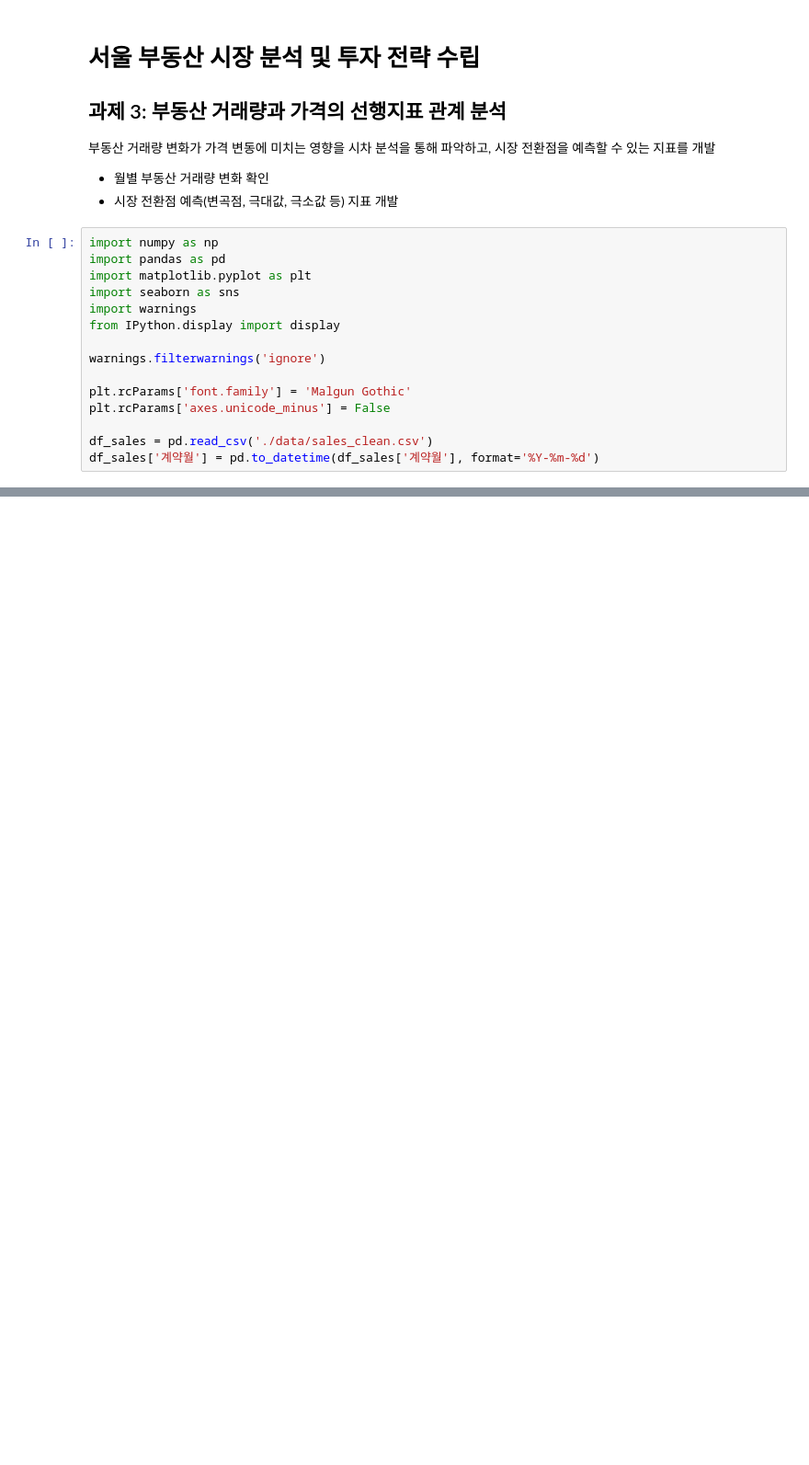
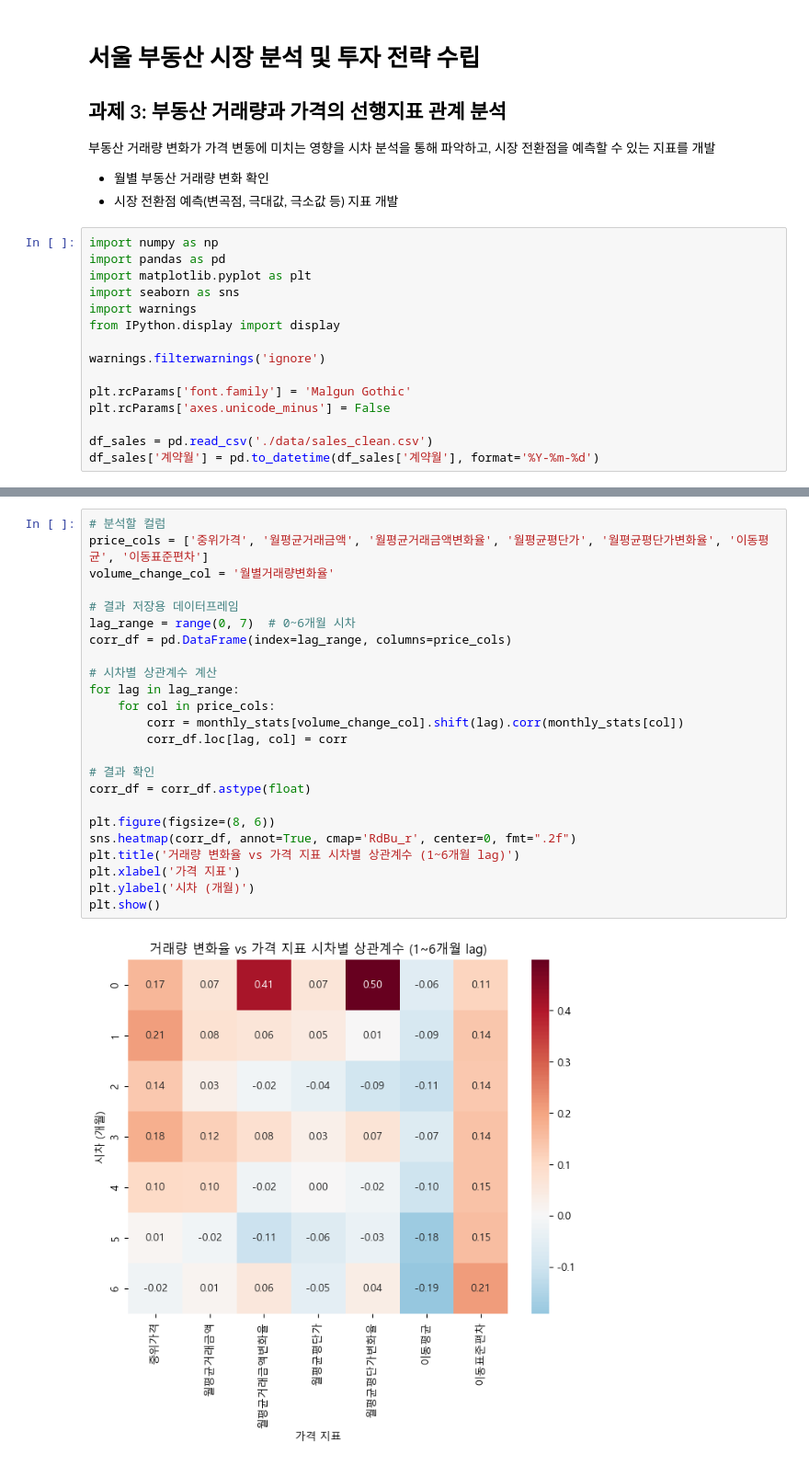
Before and after one commit to krystallinekim/pjt-DataAnalysis-Korean_Real_Estate, a Jupyter notebook: 03_leading_indicators.ipynb, the cells around one changed output, grey strips where cells are left out. Shown: that part at 92% size. Cells and saved outputs as stored; diff of their text form; blank space fills up the shorter version.

```diff
--- a/03_leading_indicators.ipynb
+++ b/03_leading_indicators.ipynb
@@ -32,2 +49,28 @@ monthly_stats['월별평단가변화율'] = monthly_stats['월평균평단가'].
+# %%
+# 분석할 컬럼
+price_cols = ['중위가격', '월평균거래금액', '월평균거래금액변화율', '월평균평단가', '월평균평단가변화율', '이동평균', '이동표준편차']
+volume_change_col = '월별거래량변화율'
+
+# 결과 저장용 데이터프레임
+lag_range = range(0, 7)  # 0~6개월 시차
+corr_df = pd.DataFrame(index=lag_range, columns=price_cols)
+
+# 시차별 상관계수 계산
+for lag in lag_range:
+    for col in price_cols:
+        corr = monthly_stats[volume_change_col].shift(lag).corr(monthly_stats[col])
+        corr_df.loc[lag, col] = corr
+
+# 결과 확인
+corr_df = corr_df.astype(float)
+
+plt.figure(figsize=(8, 6))
+sns.heatmap(corr_df, annot=True, cmap='RdBu_r', center=0, fmt=".2f")
+plt.title('거래량 변화율 vs 가격 지표 시차별 상관계수 (1~6개월 lag)')
+plt.xlabel('가격 지표')
+plt.ylabel('시차 (개월)')
+plt.show()
+# %% [output]
+[figure, added]
 # %%
 max_lag = 6
```
Also changed, not shown: parts of 8 cells of this notebook.
